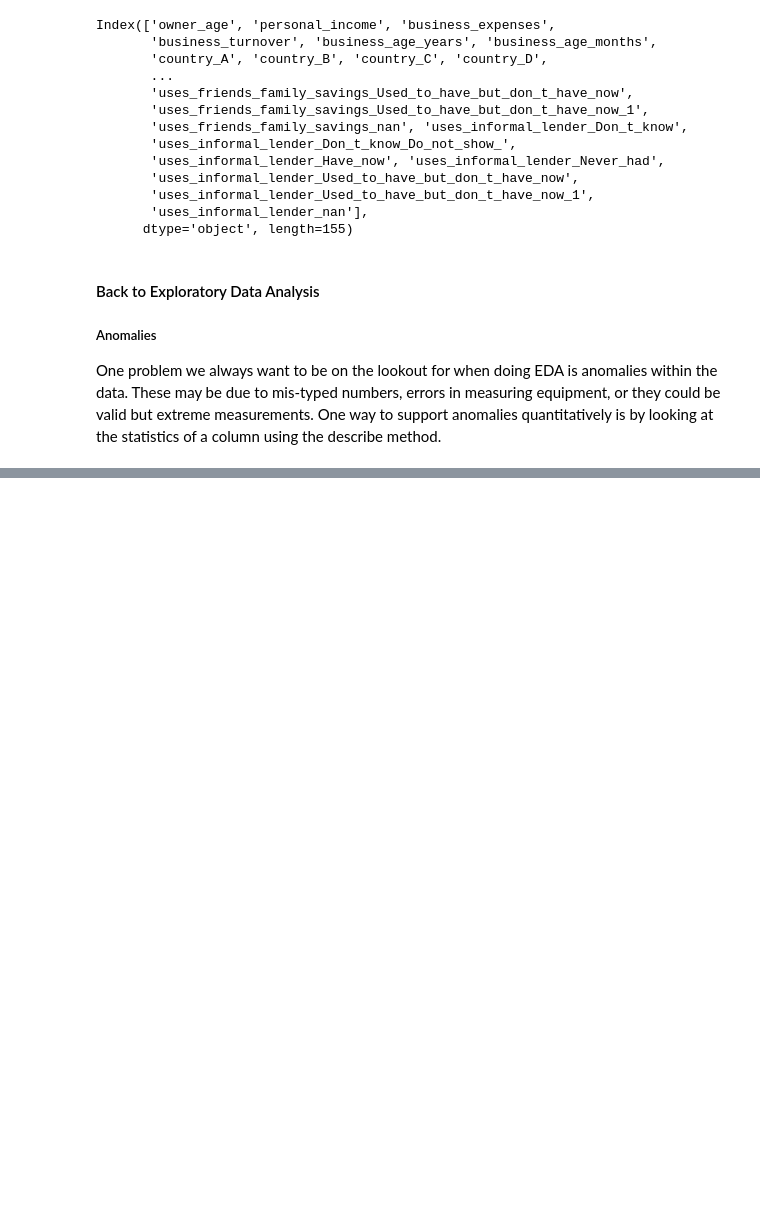
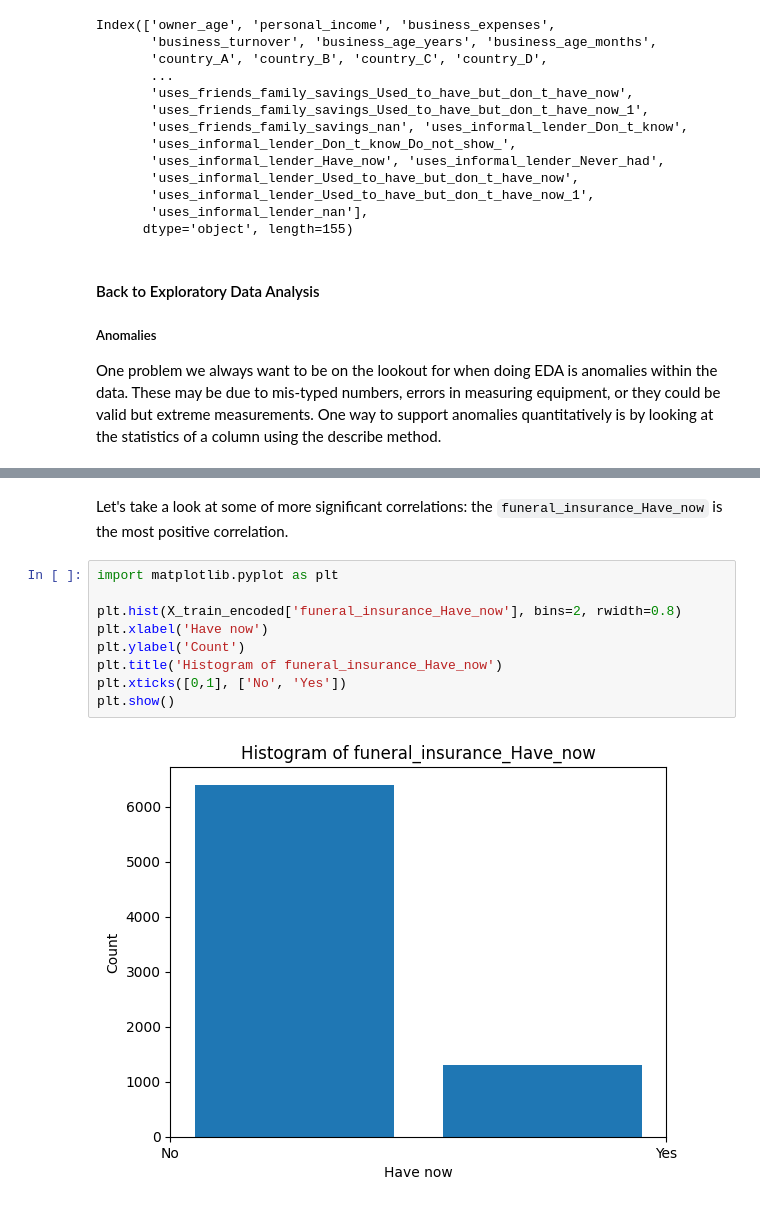
Before and after one commit to ismailSadouki/asri-homework, a Jupyter notebook: notebook.ipynb, the cells around one changed output, grey strips where cells are left out. Drawn from its saved outputs; the diff is of its cells as text; blank space fills up the shorter version.

```diff
--- a/notebook.ipynb
+++ b/notebook.ipynb
@@ -303,0 +317,13 @@ KeyboardInterrupt:
+# %% [markdown]
+Let's take a look at some of more significant correlations: the `funeral_insurance_Have_now` is the most positive correlation.
+# %%
+import matplotlib.pyplot as plt
+
+plt.hist(X_train_encoded['funeral_insurance_Have_now'], bins=2, rwidth=0.8)
+plt.xlabel('Have now')
+plt.ylabel('Count')
+plt.title('Histogram of funeral_insurance_Have_now')
+plt.xticks([0,1], ['No', 'Yes'])
+plt.show()
+# %% [output]
+[figure, added]
```
Also changed, not shown: parts of 18 cells of this notebook, 6 other files.
